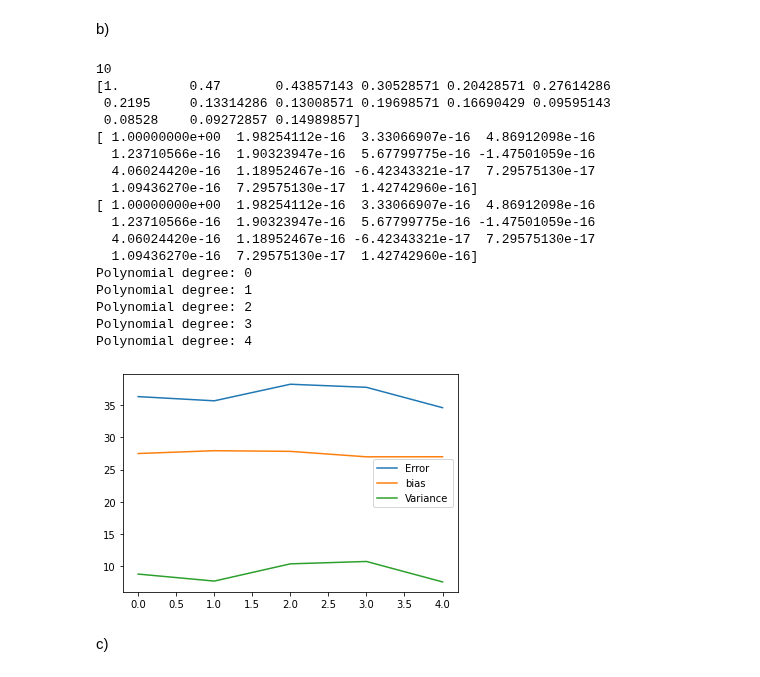
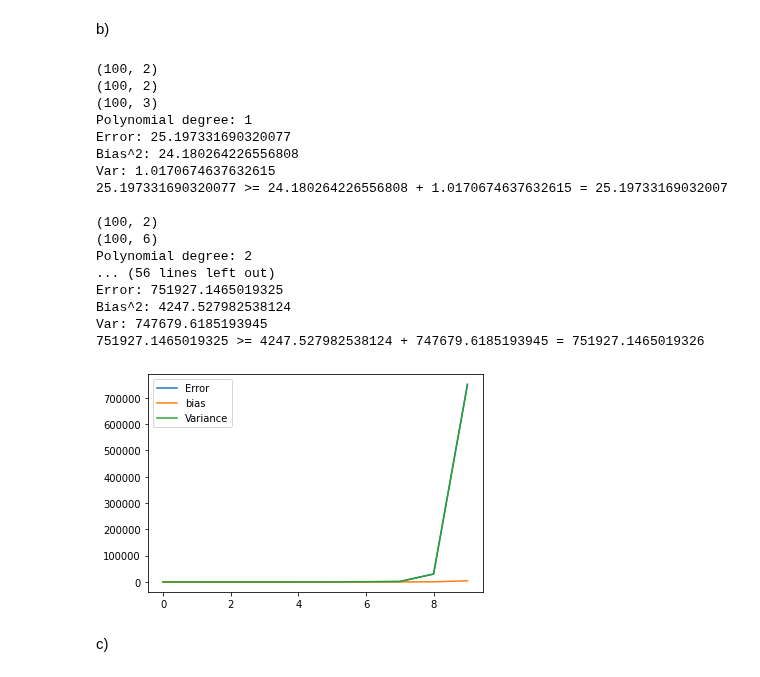
Before and after one commit to espentn/FYS-STK3155, a Jupyter notebook: FYS-STK3155.ipynb, the cells around one changed output. Saved outputs shown, nothing was run; the diff lists cells and outputs as text; code cells hidden in the pictures.

```diff
--- a/FYS-STK3155.ipynb
+++ b/FYS-STK3155.ipynb
@@ -214,71 +217,68 @@ np.random.seed(20)
 sig2 = 5 # noise variance
 n = 10 # number of data points for each feature
 n_boostraps = 150 # number of bootstraps
-maxdegree = 5 # maximum polynomial degree
+maxdegree = 10 # maximum polynomial degree
 
-for n in range(10,11,10):
-    print(n)
+for n in range(10,11):
+#     print(n)
     # Make data set.
     x1, x2, y = createDataPoints(n, sig2)
     x = np.swapaxes(np.stack((x1.ravel(),x2.ravel())),0,1)
+    print(x.shape)
 
     # Define empty arrays
     error = np.zeros(maxdegree)
     bias = np.zeros(maxdegree)
     variance = np.zeros(maxdegree)
     polydegree = np.zeros(maxdegree)
 
-    x = createDesignMatrix(x[:,[0]],x[:,[1]],degree)
-    # Split and scale the raw data
-    X_train, X_test, y_train, y_test = splitAndScale(x,np.ravel(y))
-    print(np.mean(X_train, axis = 0))
 
-    for degree in range(maxdegree):
 
-        # Create the training and testing design matrices
-#         X_train = createDesignMatrix(x_train[:,[0]],x_train[:,[1]],degree)
-#         X_test = createDesignMatrix(x_test[:,[0]],x_test[:,[1]],degree)
+    for degree in range(1,maxdegree):
+        X = createDesignMatrix(x[:,[0]],x[:,[1]],degree)
 
+        # Split and scale the design data
+        X_train, X_test, y_train, y_test = splitAndScale(X,np.ravel(y))
         y_pred = np.empty((y_test.shape[0], n_boostraps))
 
         for i in range(n_boostraps):
             x_, y_ = resample(X_train, y_train)
             beta = np.linalg.inv(x_.T.dot(x_)).dot(x_.T).dot(y_)
             y_pred[:, i] = (X_test @ beta).squeeze()
 
         polydegree[degree] = degree
         error[degree] = np.mean( np.mean((y_test - y_pred)**2, axis=1, keepdims=True) )
         bias[degree] = np.mean( (y_test - np.mean(y_pred, axis=1, keepdims=True))**2 )
         variance[degree] = np.mean( np.var(y_pred, axis=1, keepdims=True) )
         print("Polynomial degree:", degree)
-#         print("Error:", error[degree])
-#         print("Bias^2:", bias[degree])
-#         print("Var:", variance[degree])
-#         print('{} >= {} + {} = {}\n'.format(error[degree], bias[degree], variance[degree], bias[degree]+variance[degree]))
+        print("Error:", error[degree])
+        print("Bias^2:", bias[degree])
+        print("Var:", variance[degree])
+        print('{} >= {} + {} = {}\n'.format(error[degree], bias[degree], variance[degree], bias[degree]+variance[degree]))
     plt.plot(polydegree, error, label="Error")
     plt.plot(polydegree, bias, label="bias")
     plt.plot(polydegree, variance, label="Variance")
     plt.legend()
     plt.show()
 # %% [output]
-10
-[1.         0.47       0.43857143 0.30528571 0.20428571 0.27614286
- 0.2195     0.13314286 0.13008571 0.19698571 0.16690429 0.09595143
- 0.08528    0.09272857 0.14989857]
-[ 1.00000000e+00  1.98254112e-16  3.33066907e-16  4.86912098e-16
-  1.23710566e-16  1.90323947e-16  5.67799775e-16 -1.47501059e-16
-  4.06024420e-16  1.18952467e-16 -6.42343321e-17  7.29575130e-17
-  1.09436270e-16  7.29575130e-17  1.42742960e-16]
-[ 1.00000000e+00  1.98254112e-16  3.33066907e-16  4.86912098e-16
-  1.23710566e-16  1.90323947e-16  5.67799775e-16 -1.47501059e-16
-  4.06024420e-16  1.18952467e-16 -6.42343321e-17  7.29575130e-17
-  1.09436270e-16  7.29575130e-17  1.42742960e-16]
-Polynomial degree: 0
+(100, 2)
+(100, 2)
+(100, 3)
 Polynomial degree: 1
+Error: 25.197331690320077
+Bias^2: 24.180264226556808
+Var: 1.0170674637632615
+25.197331690320077 >= 24.180264226556808 + 1.0170674637632615 = 25.19733169032007
+
+(100, 2)
+(100, 6)
 Polynomial degree: 2
-Polynomial degree: 3
-Polynomial degree: 4
+... (56 lines left out)
+Error: 751927.1465019325
+Bias^2: 4247.527982538124
+Var: 747679.6185193945
+751927.1465019325 >= 4247.527982538124 + 747679.6185193945 = 751927.1465019326
-[figure, old version]
+[figure, new version]
 # %% [markdown]
 c)
 # %% [markdown]
```
Also changed, not shown: parts of 2 cells of this notebook.
